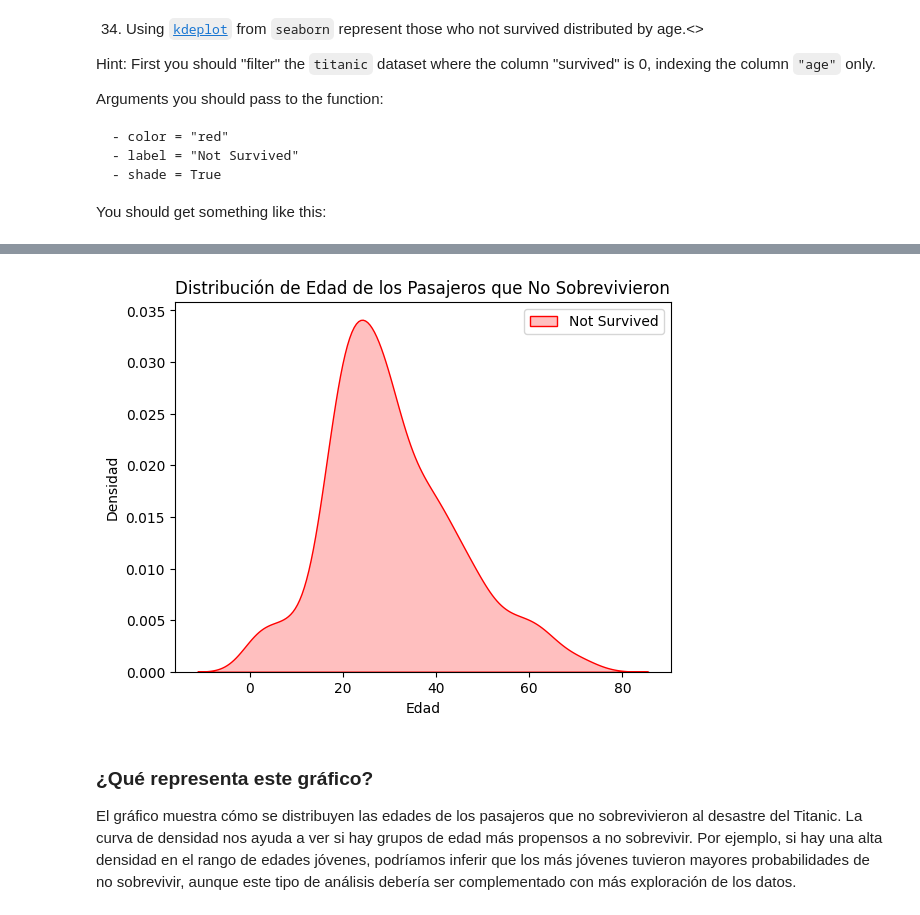
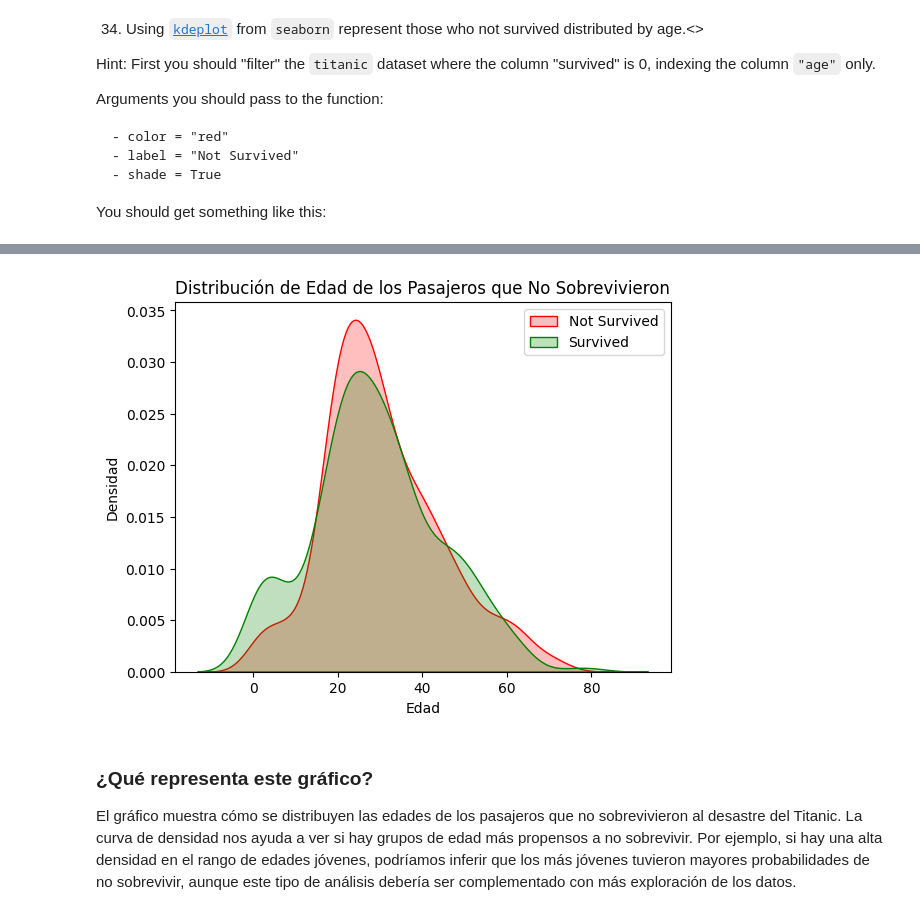
Before and after one commit to NaiSaratxaga/2503_dsft_thebridge_naiara, a Jupyter notebook: 2-Data_Analysis/2-Pandas/Practica/7-Titanic/Titanic-exercise.ipynb, the cells around one changed output, grey strips where cells are left out. Drawn from its saved outputs; the diff is of its cells as text; code cells hidden in the pictures.

```diff
--- a/2-Data_Analysis/2-Pandas/Practica/7-Titanic/Titanic-exercise.ipynb
+++ b/2-Data_Analysis/2-Pandas/Practica/7-Titanic/Titanic-exercise.ipynb
@@ -724,25 +718,26 @@ You should get something like this:
 # %%
 
 # Filtramos los datos para obtener solo aquellos pasajeros que no sobrevivieron (survived == 0)
 not_survived = titanic[titanic['survived'] == 0]
+survided = titanic[titanic['survived'] == 1]
 
 # Usamos kdeplot para representar la distribución de edad de los pasajeros que no sobrevivieron
 sns.kdeplot(data=not_survived['age'], color='red', label='Not Survived', fill=True) # no usamos shade = True porque está deprecated
-
+sns.kdeplot(data=survided['age'], color='green', label='Survived', fill=True) # con esto comparamos una métrica y otra
 # Añadimos un título al gráfico
 plt.title('Distribución de Edad de los Pasajeros que No Sobrevivieron')
 
 # Añadimos una etiqueta al eje X para indicar que estamos mostrando la edad
 plt.xlabel('Edad')
 
 # Añadimos una etiqueta al eje Y para indicar la densidad de la distribución
 plt.ylabel('Densidad')
 
 # Mostramos el gráfico
 plt.legend()  # Para mostrar la leyenda
 plt.show()
 # %% [output]
-[figure, old version]
+[figure, new version]
 # %% [markdown]
 ### ¿Qué representa este gráfico?
 El gráfico muestra cómo se distribuyen las edades de los pasajeros que no sobrevivieron al desastre del Titanic. La curva de densidad nos ayuda a ver si hay grupos de edad más propensos a no sobrevivir. Por ejemplo, si hay una alta densidad en el rango de edades jóvenes, podríamos inferir que los más jóvenes tuvieron mayores probabilidades de no sobrevivir, aunque este tipo de análisis debería ser complementado con más exploración de los datos.
```
Also changed, not shown: parts of 13 cells of this notebook.
